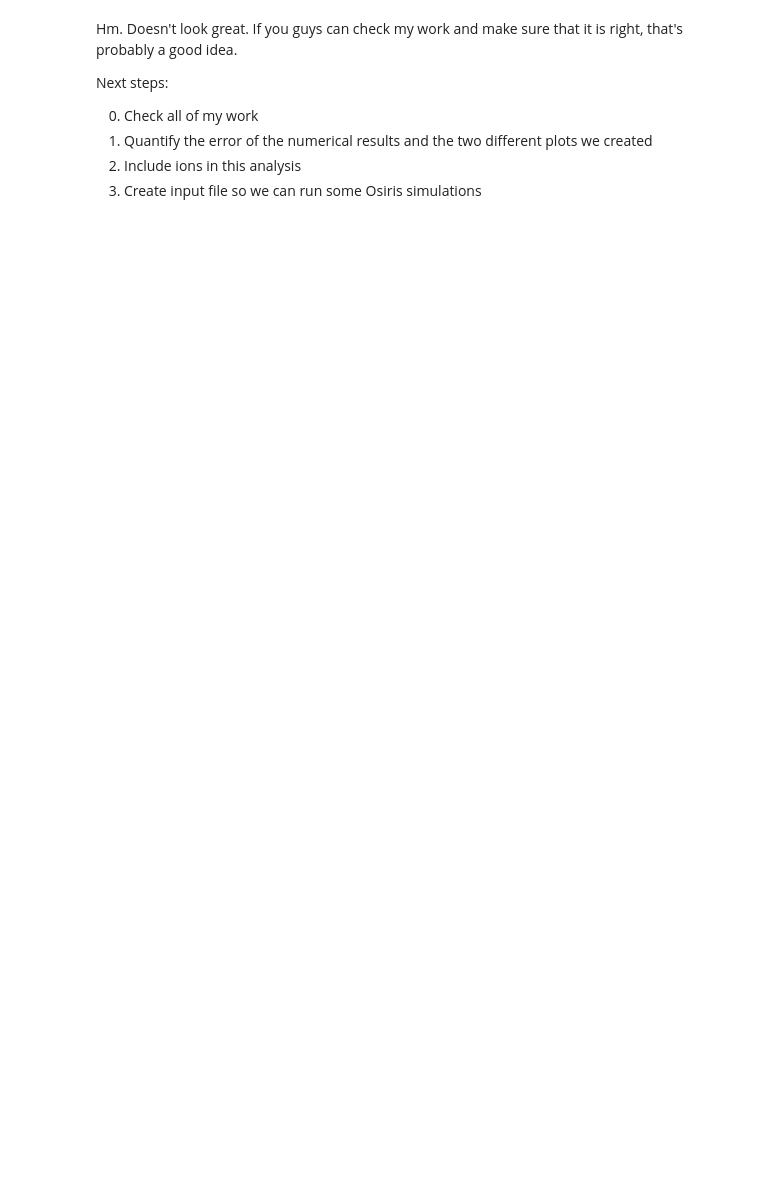
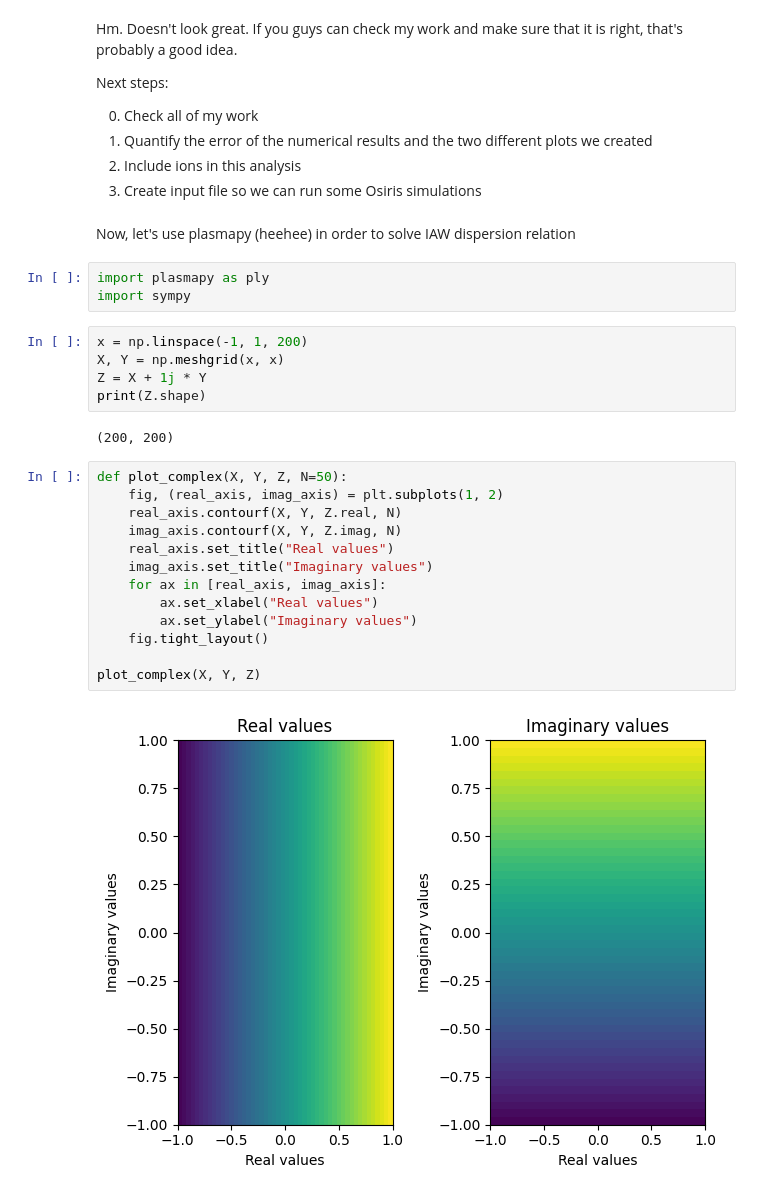
Before and after one commit to dschneidinger/222B_Landau_Damping_2024, a Jupyter notebook: 1-Numerical_solution_kinetic_dispersion_relation/brute_force_kinetic_DR_solver.ipynb, the cells around one changed output. Saved outputs shown, nothing was run; the diff lists cells and outputs as text; blank space fills up the shorter version.

Commit message:
Added some stuff working with z function to solve kinetic dispersion relation

```diff
--- a/1-Numerical_solution_kinetic_dispersion_relation/brute_force_kinetic_DR_solver.ipynb
+++ b/1-Numerical_solution_kinetic_dispersion_relation/brute_force_kinetic_DR_solver.ipynb
@@ -134,3 +132,30 @@ Next steps:
 1) Quantify the error of the numerical results and the two different plots we created
 2) Include ions in this analysis
 3) Create input file so we can run some Osiris simulations
+# %% [markdown]
+Now, let's use plasmapy (heehee) in order to solve IAW dispersion relation
+# %%
+import plasmapy as ply
+import sympy
+# %%
+x = np.linspace(-1, 1, 200)
+X, Y = np.meshgrid(x, x)
+Z = X + 1j * Y
+print(Z.shape)
+# %% [output]
+(200, 200)
+# %%
+def plot_complex(X, Y, Z, N=50):
+    fig, (real_axis, imag_axis) = plt.subplots(1, 2)
+    real_axis.contourf(X, Y, Z.real, N)
+    imag_axis.contourf(X, Y, Z.imag, N)
+    real_axis.set_title("Real values")
+    imag_axis.set_title("Imaginary values")
+    for ax in [real_axis, imag_axis]:
+        ax.set_xlabel("Real values")
+        ax.set_ylabel("Imaginary values")
+    fig.tight_layout()
+
+plot_complex(X, Y, Z)
+# %% [output]
+[figure, added]
```
Also changed, not shown: parts of 9 cells of this notebook.
